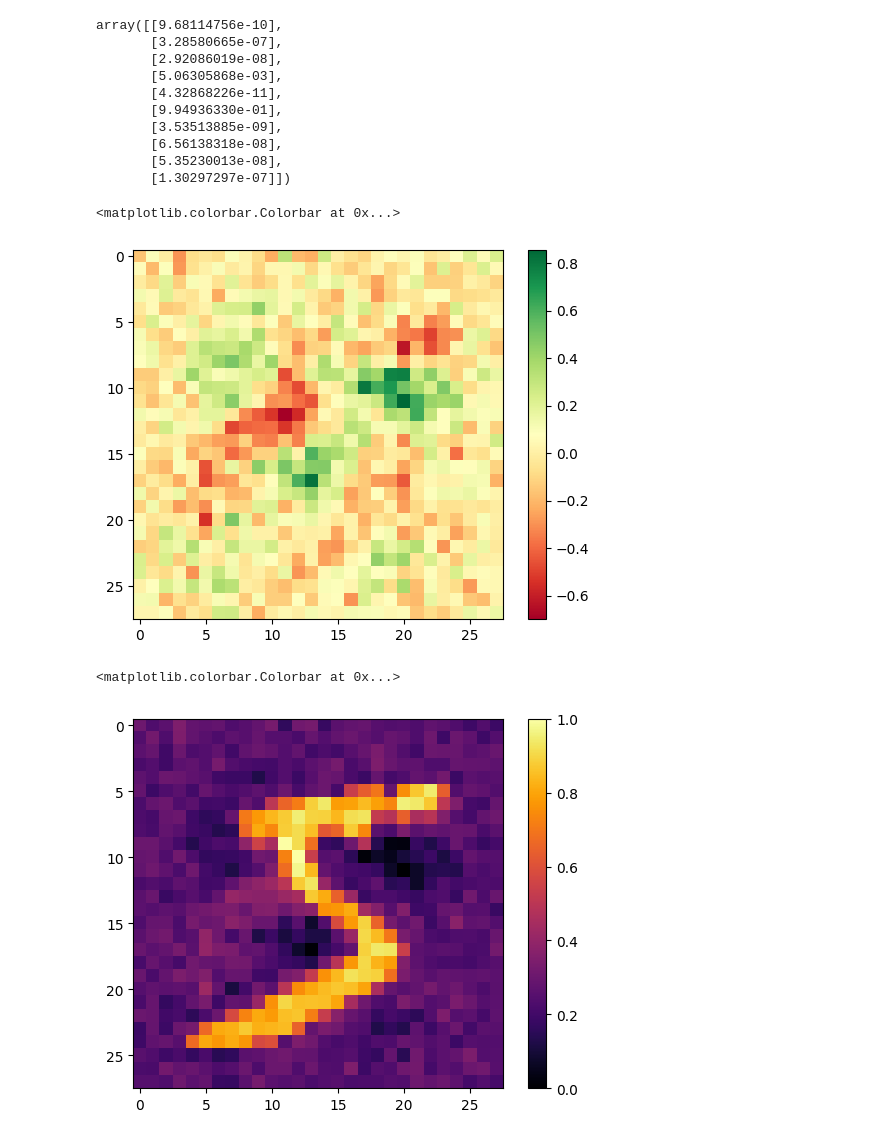
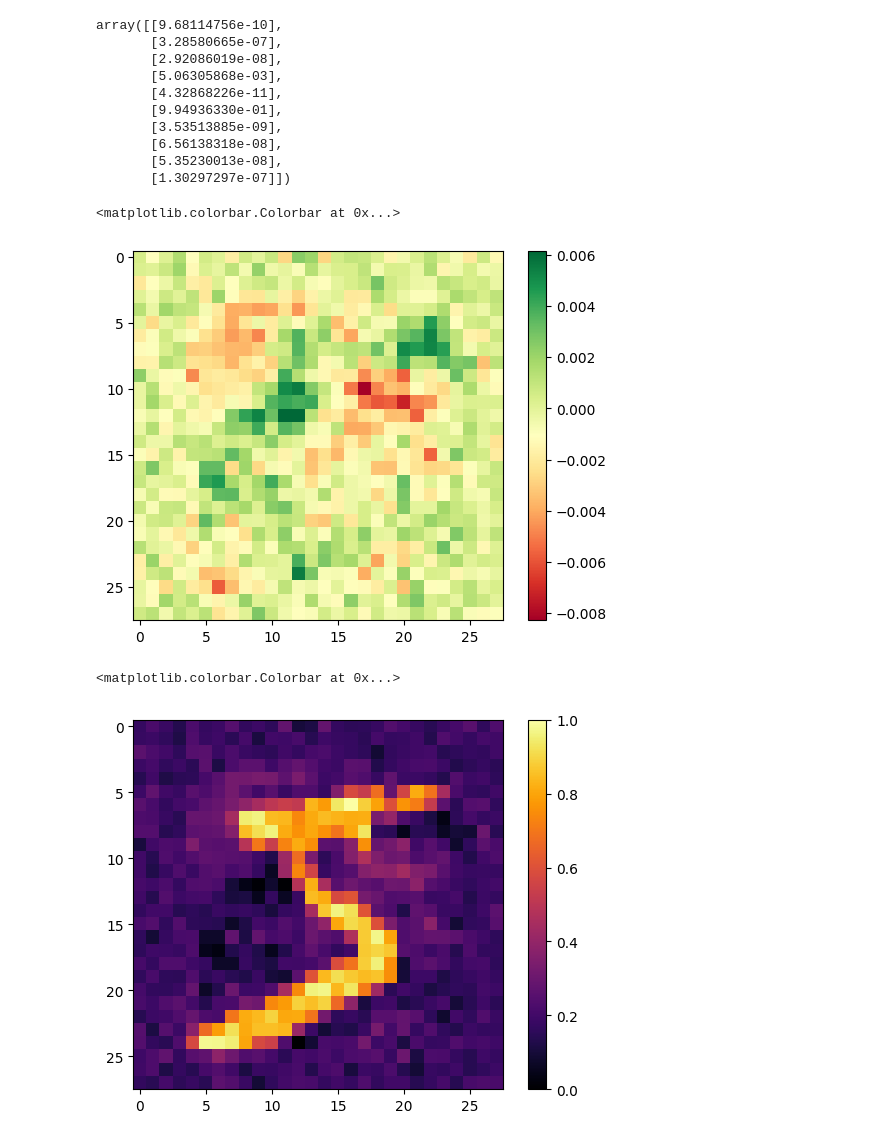
Before and after one commit to stanleytheli/mini-ml, a Jupyter notebook: src/feature_vis.ipynb, the cells around one changed output. Saved outputs shown, nothing was run; the diff lists cells and outputs as text; code cells hidden in the pictures.

```diff
--- a/src/feature_vis.ipynb
+++ b/src/feature_vis.ipynb
@@ -58,18 +73,18 @@ array([[9.68114756e-10],
 # %%
 # Let's see how the model thinks it could become even more 5-like
 model.set_cost(BinaryCrossEntropyCost())
-desired_updates = -get_delta(model, test_image, vectorized_result(8))
+desired_updates = -get_delta(model, test_image, vectorized_result(5))
 plt.imshow(desired_updates)
 plt.set_cmap("RdYlGn")
 plt.colorbar()
 # %% [output]
 <matplotlib.colorbar.Colorbar at 0x...>
-[figure, old version]
+[figure, new version]
 # %%
-plt.imshow(normalize(test_image - 0.5 * desired_updates))
+plt.imshow(normalize(test_image - 50 * desired_updates))
 plt.set_cmap("inferno")
 plt.colorbar()
 # %% [output]
 <matplotlib.colorbar.Colorbar at 0x...>
-[figure, old version]
+[figure, new version]
 # %%
```
Also changed, not shown: parts of 19 cells of this notebook.
